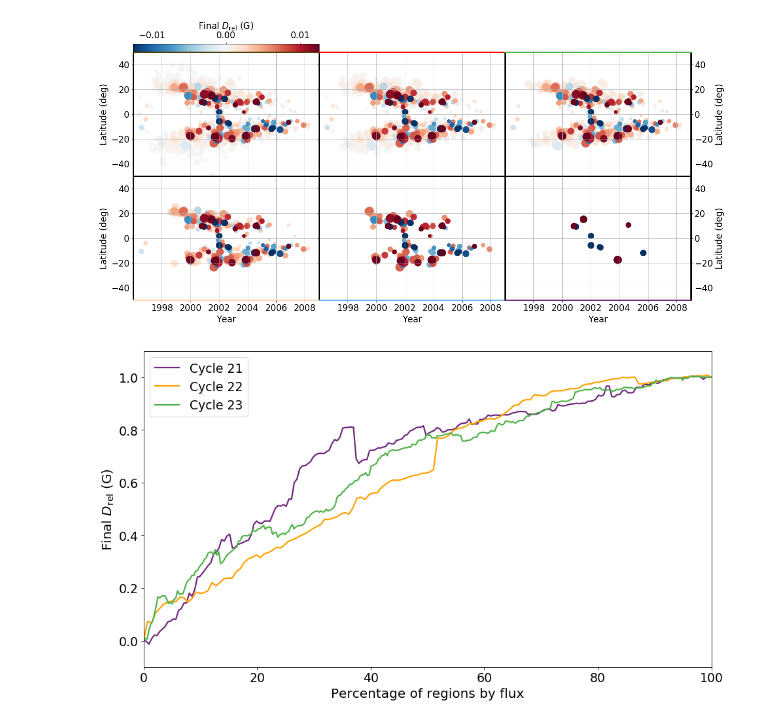
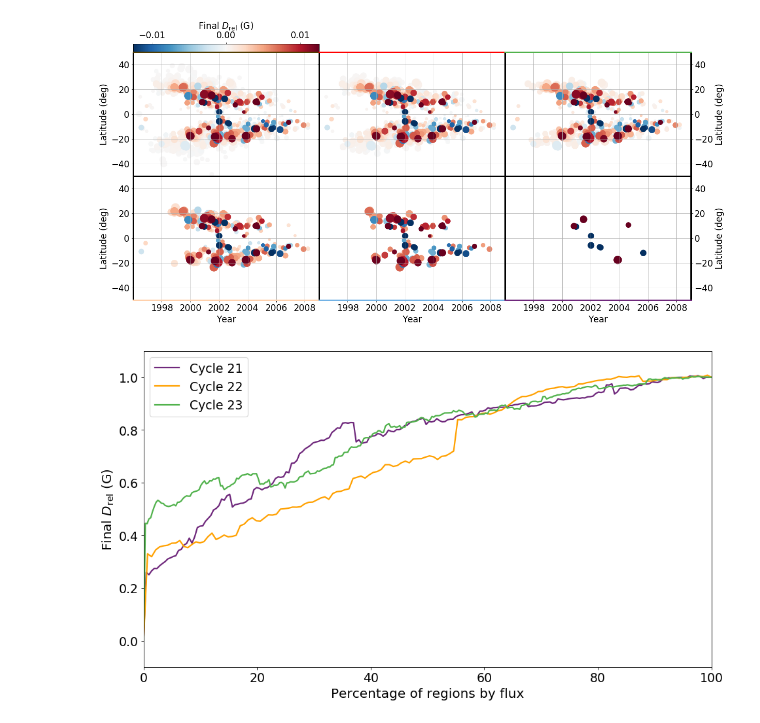
Before and after one commit to twhitbread/python-scatter, a Jupyter notebook: pythonscatter_c23_threecycles_decay.ipynb, the cells around one changed output. Drawn from its saved outputs; the diff is of its cells as text; code cells hidden in the pictures.

Commit message:
Added copy of paper and a few other things

```diff
--- a/pythonscatter_c23_threecycles_decay.ipynb
+++ b/pythonscatter_c23_threecycles_decay.ipynb
@@ -786,24 +786,24 @@ ax6.spines['bottom'].set_color(purple)
 # %% [output]
 [figure]
 # %%
-axd_fluxpercent = np.fromfile('axcollect_fluxpercent_realinit.dat',dtype=np.float32)
-axd_fluxpercent_c22 = np.fromfile('axcollect_fluxpercent_c22_realinit.dat',dtype=np.float32)
-axd_fluxpercent_c21 = np.fromfile('axcollect_fluxpercent_c21.dat',dtype=np.float32)
+axd_fluxpercent = np.fromfile('axcollect_fluxpercent_threecycles_decay.dat',dtype=np.float32)
+axd_fluxpercent_c22 = np.fromfile('axcollect_fluxpercent_c22_threecycles_decay.dat',dtype=np.float32)
+axd_fluxpercent_c21 = np.fromfile('axcollect_fluxpercent_c21_threecycles_decay.dat',dtype=np.float32)
 axd_fluxpercent = np.insert(axd_fluxpercent,0,0)
 axd_fluxpercent_c22 = np.insert(axd_fluxpercent_c22,0,0)
 axd_fluxpercent_c21 = np.insert(axd_fluxpercent_c21,0,0)
 
 fig7 = plt.figure(figsize=(14,8), dpi= 80, facecolor='w', edgecolor='k')
 plt.plot(np.arange(0,845,4)*100/844,axd_fluxpercent_c21,color=purple,lw=2,label='Cycle 21')
 plt.plot(np.arange(0,847,6)*100/846,axd_fluxpercent_c22,color=orange,lw=2,label='Cycle 22')
 plt.plot(np.arange(0,952,3)*100/951,axd_fluxpercent,color=green,lw=2,label='Cycle 23')
 plt.xlim(0,100)
 plt.ylim(-0.1,1.1)
 plt.xlabel('Percentage of regions by flux',fontsize=18)
 plt.ylabel('Final $D_{\mathrm{rel}}$ (G)',fontsize=18)
 plt.legend()
 plt.show()
 
-#plt.savefig('/home/grads/xsxs53/Documents/phd/Papers/regions_axd/reg_percent.eps', format='eps', dpi=300,bbox_inches='tight')
+#plt.savefig('/home/grads/xsxs53/Documents/phd/Papers/regions_axd/reg_percent_threecycles_decay.eps', format='eps', dpi=300,bbox_inches='tight')
 # %% [output]
-[figure, old version]
+[figure, new version]
```
Also changed, not shown: 5 other files.
